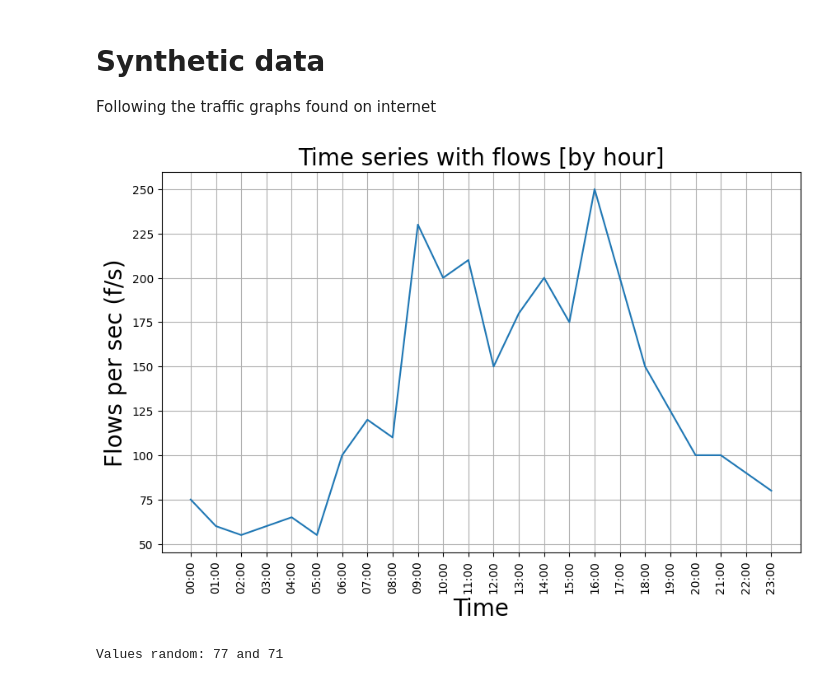
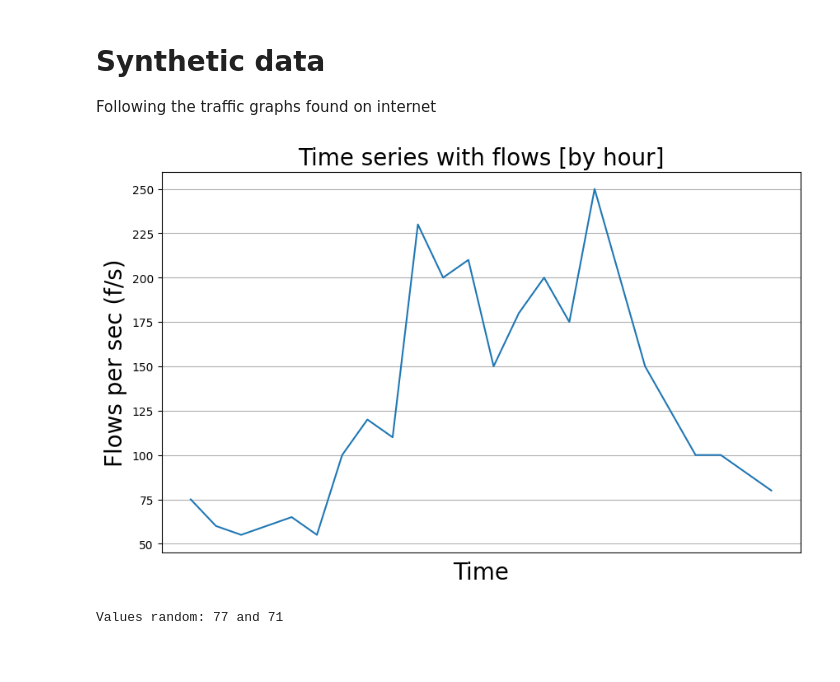
Before and after one commit to Raniita/traffic-forecast, a Jupyter notebook: notebooks/synthetic_data_linkcount.ipynb, the cells around one changed output. Saved outputs shown, nothing was run; the diff lists cells and outputs as text; code cells hidden in the pictures; blank space fills up the shorter version.

```diff
--- a/notebooks/synthetic_data_linkcount.ipynb
+++ b/notebooks/synthetic_data_linkcount.ipynb
@@ -150,9 +154,9 @@ Following the traffic graphs found on internet
 # %%
 df = pd.read_csv('./data_test/flow_day_hour.csv')
 
-plot_time_series(df['time'], df['flow'], label="Time series with flows [by hour]", only_day=True)
+plot_time_series(df['time'], df['flow'], label="Time series with flows [by hour]", only_day=False)
 # %% [output]
-[figure, old version]
+[figure, new version]
 # %%
 ## Generate 11 samples to continue a timeseries
 number_1 = 82
```
Also changed, not shown: parts of 9 cells of this notebook, 4 other files.
